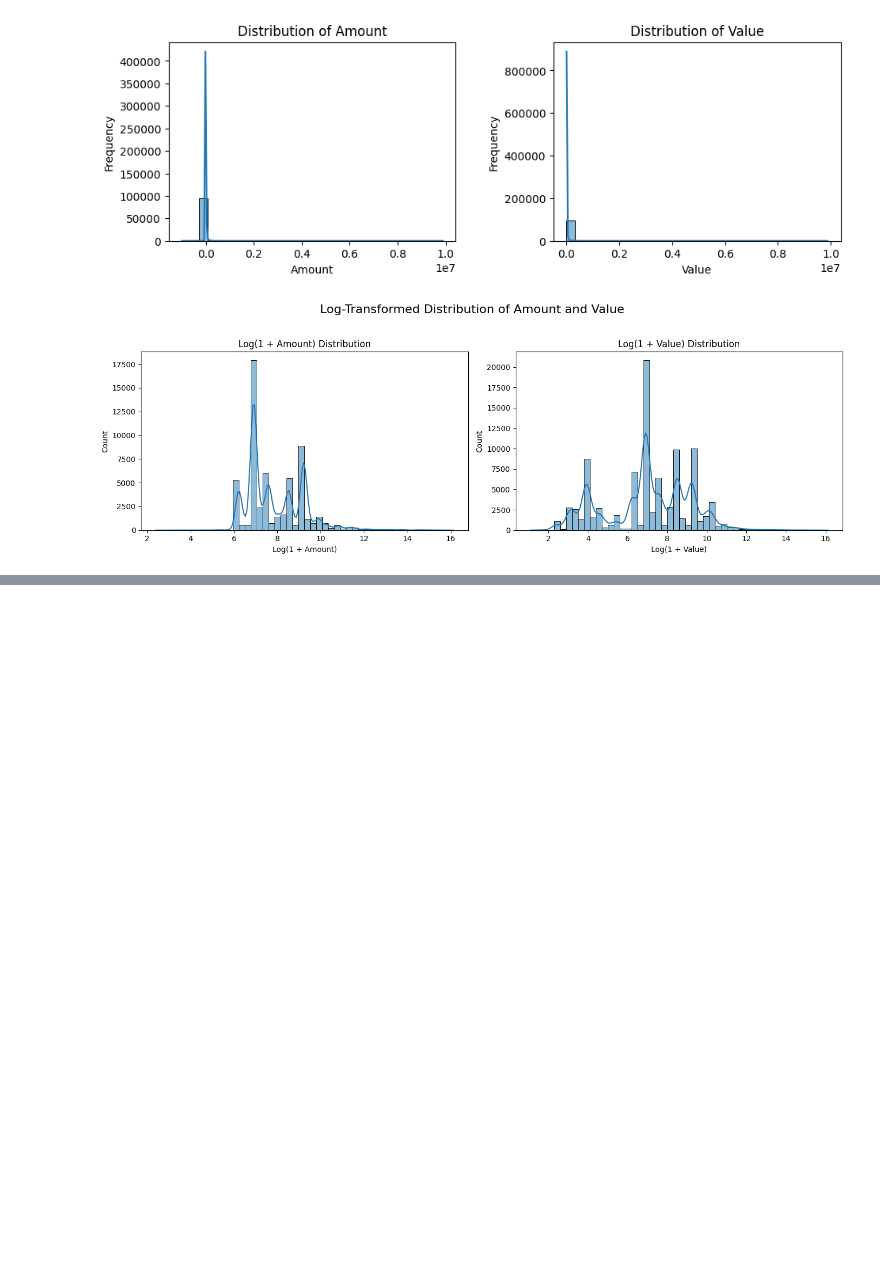
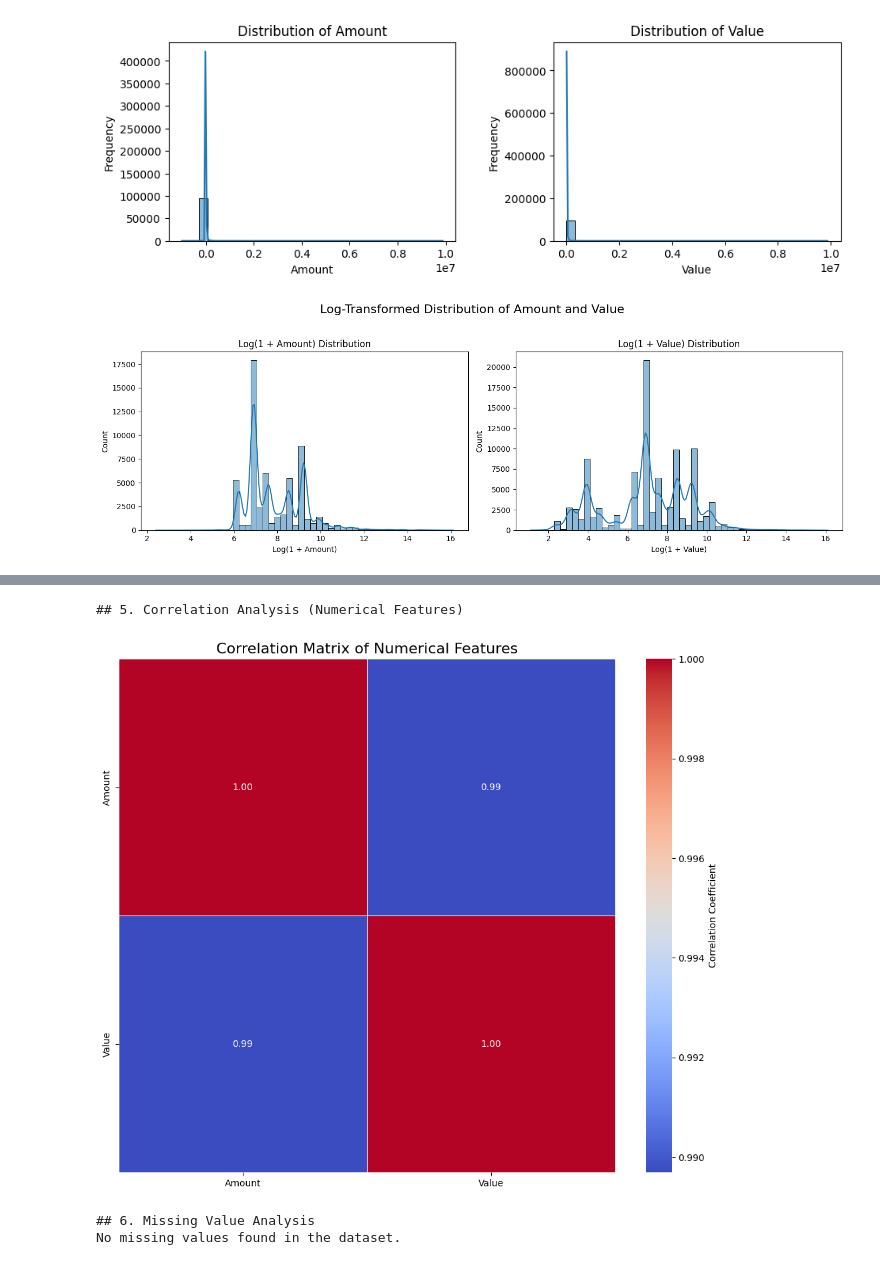
Before and after one commit to Helina-Yilma/Credit-Risk-Model, a Jupyter notebook: notebooks/eda.ipynb, the cells around one changed output, grey strips where cells are left out. Saved outputs shown, nothing was run; the diff lists cells and outputs as text; code cells hidden in the pictures; blank space fills up the shorter version.

Commit message:
Updated EDA Correlation Analysis and Outlier Detection

```diff
--- a/notebooks/eda.ipynb
+++ b/notebooks/eda.ipynb
@@ -239,0 +223,46 @@ Passing `palette` without assigning `hue` is deprecated and will be removed in v
+# %%
+# --- 5. Correlation Analysis (Heatmap) ---
+print("\n## 5. Correlation Analysis (Numerical Features)")
+
+if numerical_cols:
+    plt.figure(figsize=(12, 10))
+    # Calculate the correlation matrix
+    correlation_matrix = df[numerical_cols].corr()
+
+    # Create a heatmap
+    sns.heatmap(correlation_matrix,
+                annot=True,          # Show correlation values on the map
+                fmt=".2f",           # Format to 2 decimal places
+                cmap='coolwarm',     # Color map
+                linewidths=.5,       # Space between cells
+                cbar_kws={'label': 'Correlation Coefficient'})
+    plt.title('Correlation Matrix of Numerical Features', fontsize=16)
+    plt.show()
+#
+else:
+    print("Not enough numerical features for correlation analysis.")
+# %% [output]
+## 5. Correlation Analysis (Numerical Features)
+[figure, added]
+# %%
+# --- 6. Identifying Missing Values ---
+print("\n## 6. Missing Value Analysis")
+
+# Calculate the percentage of missing values for each column
+missing_data = df.isnull().sum()
+missing_data = missing_data[missing_data > 0].sort_values(ascending=False)
+missing_percent = (missing_data / len(df)) * 100
+
+# Create a DataFrame for easy viewing
+missing_df = pd.DataFrame({
+    'Missing Count': missing_data,
+    'Missing Percent': missing_percent.round(2)
+})
+
+if not missing_df.empty:
+    print(missing_df)
+else:
+    print("No missing values found in the dataset.")
+# %% [output]
+## 6. Missing Value Analysis
+No missing values found in the dataset.
```
Also changed, not shown: parts of 2 cells of this notebook.
